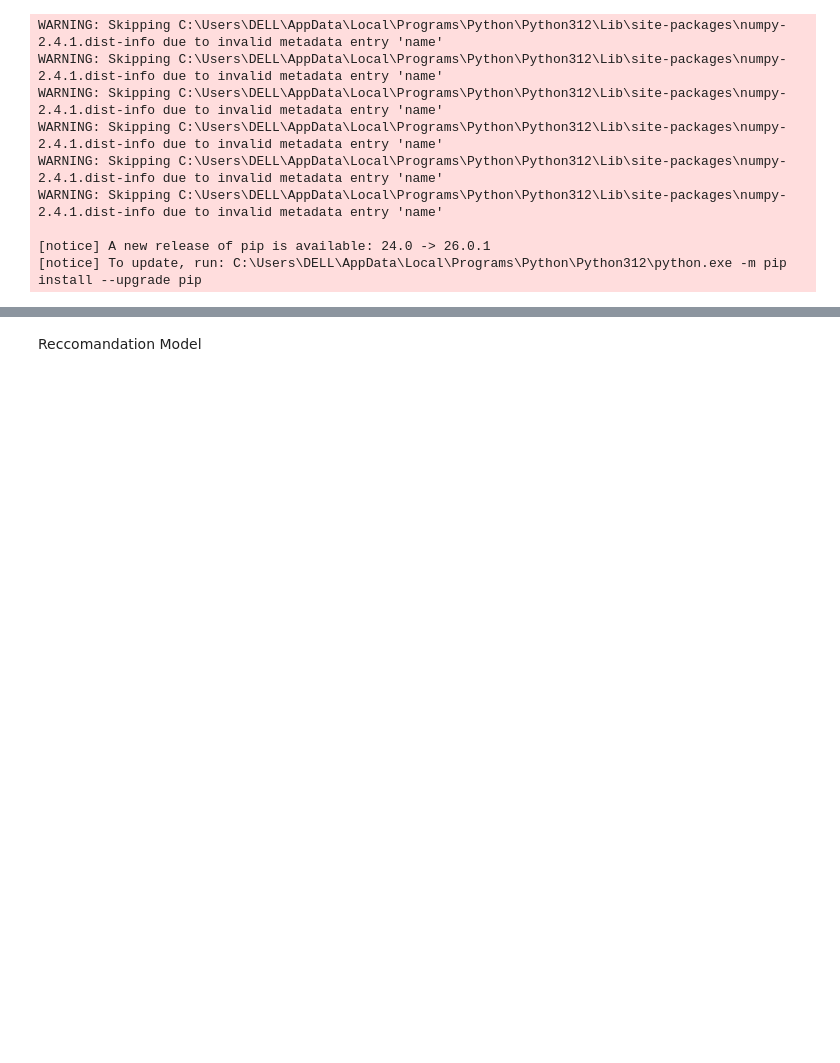
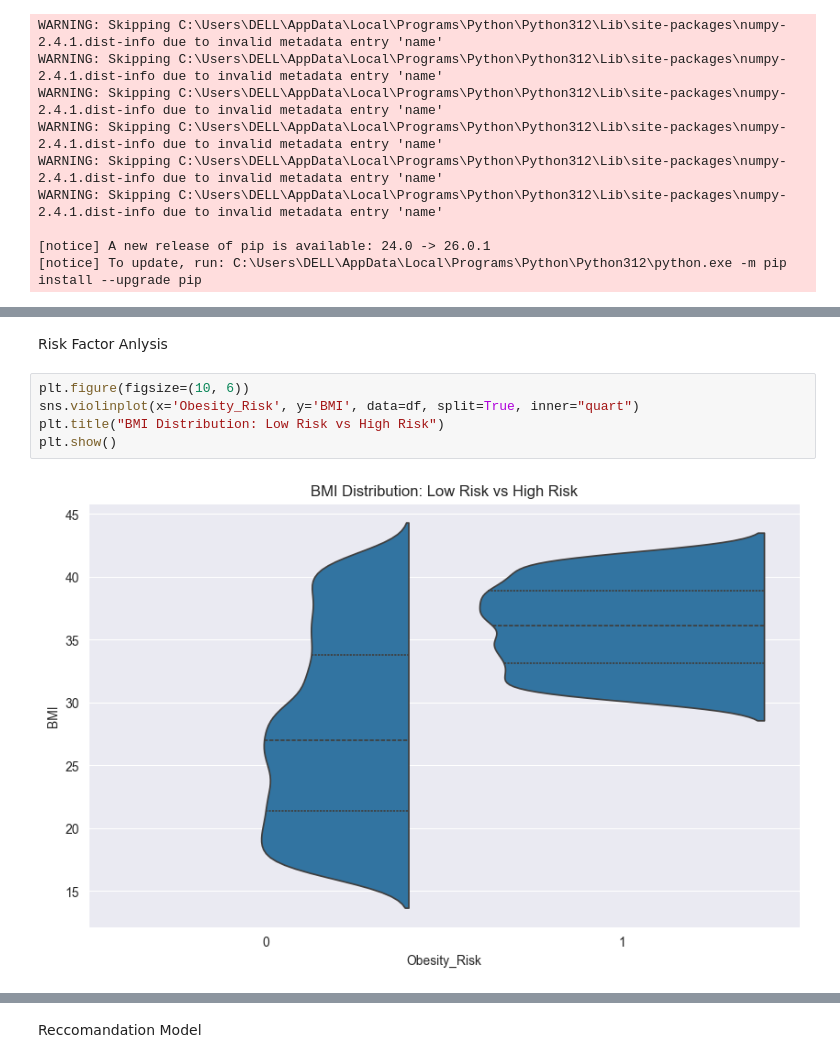
Before and after one commit to ThinethW/NutriScanner, a Jupyter notebook: health-risk-recommendations/research/models/expanded_daraset_training.ipynb, the cells around one changed output, grey strips where cells are left out. Drawn from its saved outputs; the diff is of its cells as text; blank space fills up the shorter version.

```diff
--- a/health-risk-recommendations/research/models/expanded_daraset_training.ipynb
+++ b/health-risk-recommendations/research/models/expanded_daraset_training.ipynb
@@ -25,0 +120,9 @@ WARNING: Skipping C:\Users\DELL\AppData\Local\Programs\Python\Python312\Lib\site
+# %% [markdown]
+Risk Factor Anlysis
+# %%
+plt.figure(figsize=(10, 6))
+sns.violinplot(x='Obesity_Risk', y='BMI', data=df, split=True, inner="quart")
+plt.title("BMI Distribution: Low Risk vs High Risk")
+plt.show()
+# %% [output]
+[figure, added]
```
Also changed, not shown: parts of 15 cells of this notebook.
